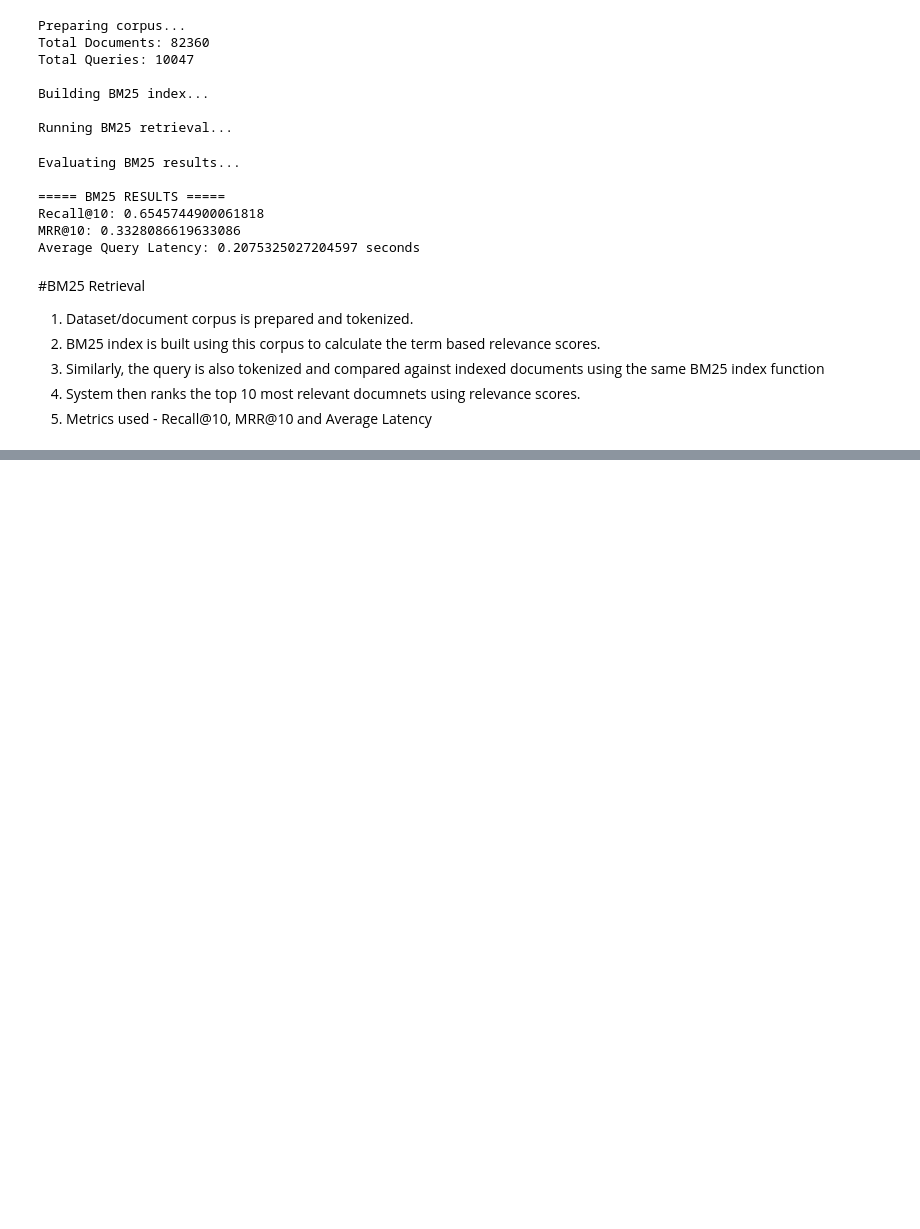
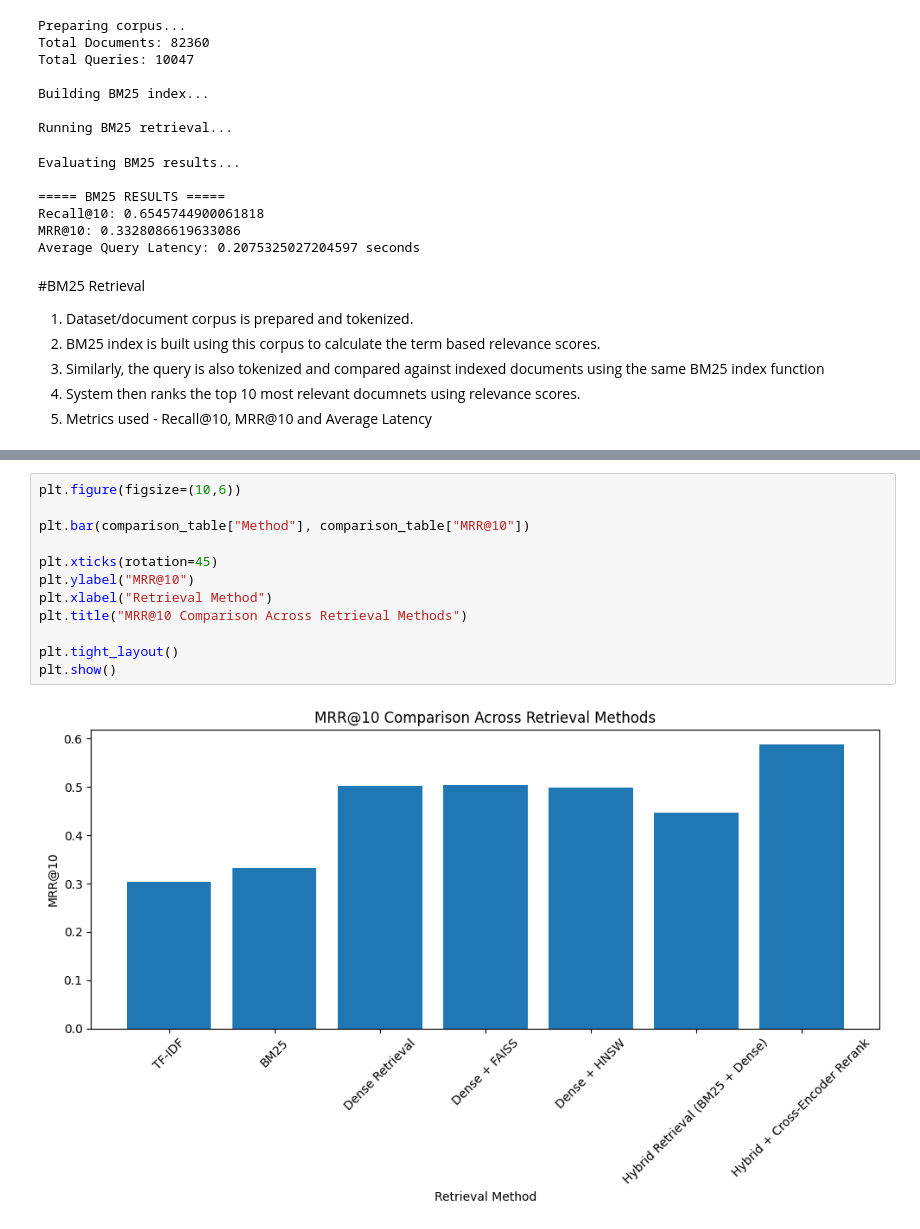
Before and after one commit to BhavyaJain7/Hybrid-Neural-Retrieval, a Jupyter notebook: Hybrid_Neural_Retrieval.ipynb, the cells around one changed output, grey strips where cells are left out. Cells and saved outputs as stored; diff of their text form; blank space fills up the shorter version.

```diff
--- a/Hybrid_Neural_Retrieval.ipynb
+++ b/Hybrid_Neural_Retrieval.ipynb
@@ -531,0 +1121,14 @@ Average Query Latency: 0.16440525960922242 seconds
+# %%
+plt.figure(figsize=(10,6))
+
+plt.bar(comparison_table["Method"], comparison_table["MRR@10"])
+
+plt.xticks(rotation=45)
+plt.ylabel("MRR@10")
+plt.xlabel("Retrieval Method")
+plt.title("MRR@10 Comparison Across Retrieval Methods")
+
+plt.tight_layout()
+plt.show()
+# %% [output]
+[figure, added]
```
Also changed, not shown: parts of 17 cells of this notebook.
